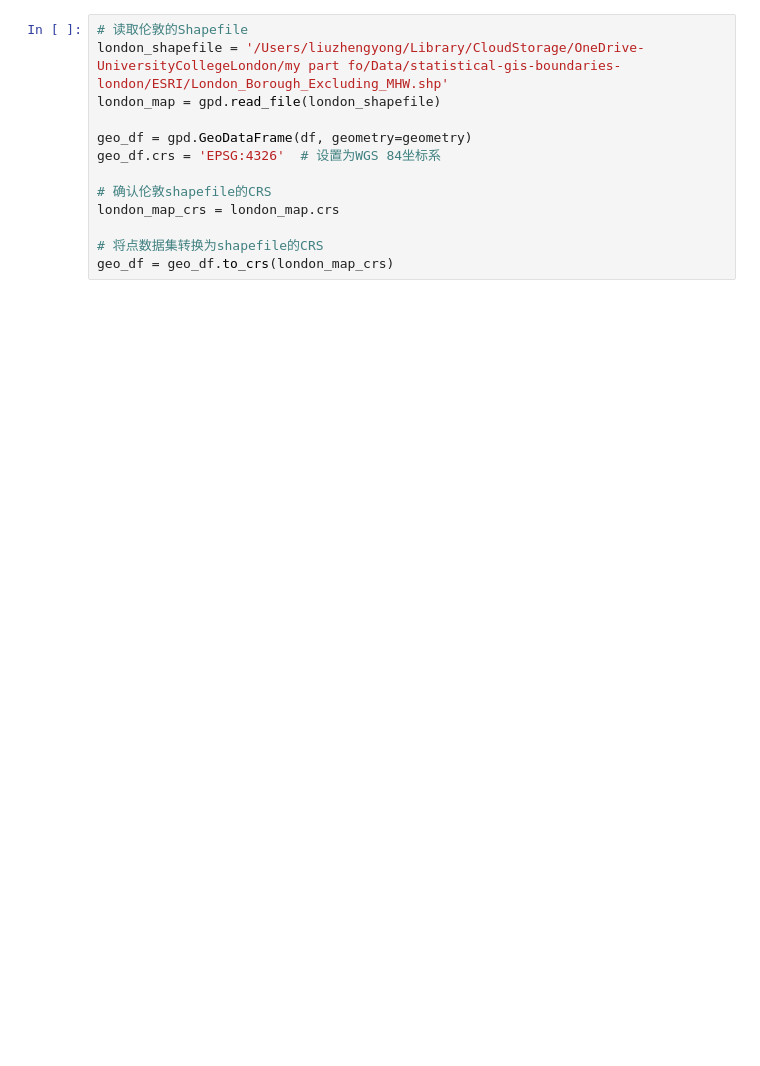
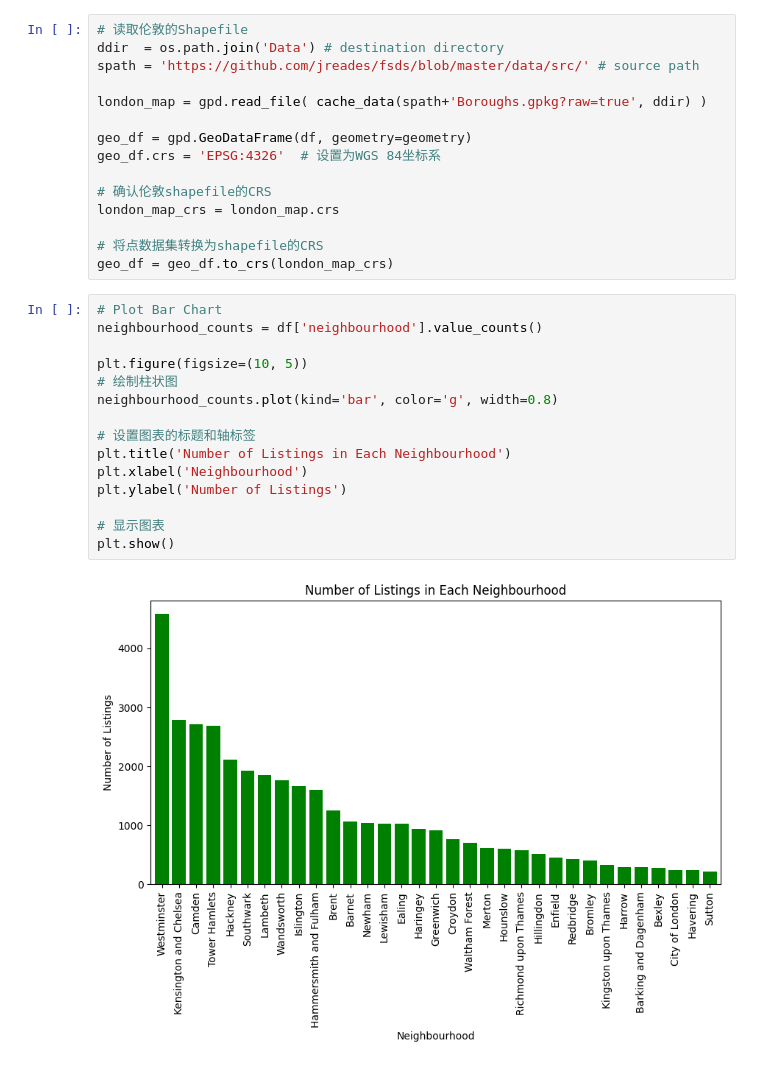
Before and after one commit to ZhengyongLiu/FSDS_GroupAssignment_Data, a Jupyter notebook: Question_6/房源分布.ipynb, the cells around one changed output. Saved outputs shown, nothing was run; the diff lists cells and outputs as text; blank space fills up the shorter version.

```diff
--- a/Question_6/房源分布.ipynb
+++ b/Question_6/房源分布.ipynb
@@ -12,8 +38,10 @@ geometry = [Point(xy) for xy in zip(df['longitude'], df['latitude'])]
 geo_df = gpd.GeoDataFrame(df, geometry=geometry)
 # %%
 # 读取伦敦的Shapefile
-london_shapefile = '/Users/liuzhengyong/Library/CloudStorage/OneDrive-UniversityCollegeLondon/my part fo/Data/statistical-gis-boundaries-london/ESRI/London_Borough_Excluding_MHW.shp'
-london_map = gpd.read_file(london_shapefile)
+ddir  = os.path.join('Data') # destination directory
+spath = 'https://github.com/jreades/fsds/blob/master/data/src/' # source path
+
+london_map = gpd.read_file( cache_data(spath+'Boroughs.gpkg?raw=true', ddir) )
 
 geo_df = gpd.GeoDataFrame(df, geometry=geometry)
 geo_df.crs = 'EPSG:4326'  # 设置为WGS 84坐标系
@@ -23,4 +51,21 @@ london_map_crs = london_map.crs
 
 # 将点数据集转换为shapefile的CRS
 geo_df = geo_df.to_crs(london_map_crs)
+# %%
+# Plot Bar Chart
+neighbourhood_counts = df['neighbourhood'].value_counts()
+
+plt.figure(figsize=(10, 5))
+# 绘制柱状图
+neighbourhood_counts.plot(kind='bar', color='g', width=0.8)
+
+# 设置图表的标题和轴标签
+plt.title('Number of Listings in Each Neighbourhood')
+plt.xlabel('Neighbourhood')
+plt.ylabel('Number of Listings')
+
+# 显示图表
+plt.show()
+# %% [output]
+[figure, added]
 # %%
```
Also changed, not shown: parts of 5 cells of this notebook, 32 other files.
